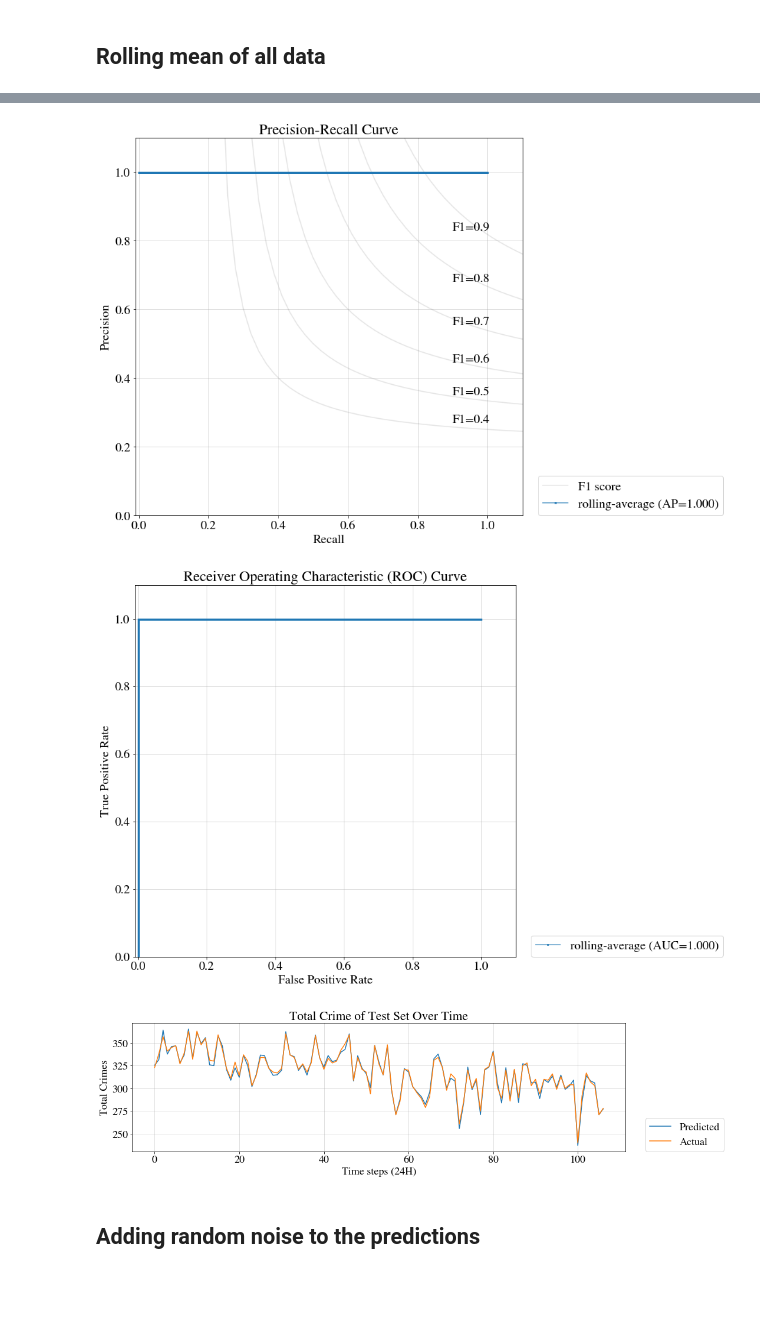
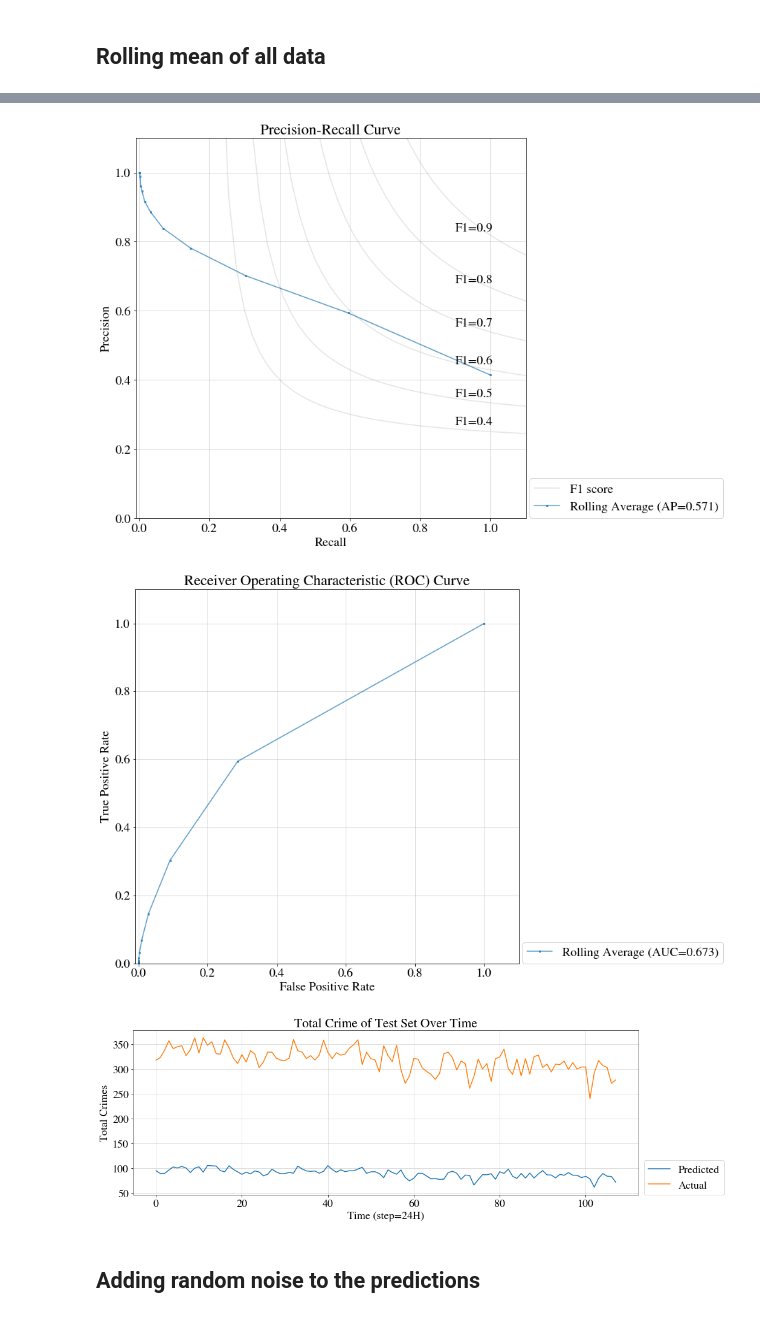
Before and after one commit to bernsblack/masters, a Jupyter notebook: run_baseline_models.ipynb, the cells around one changed output, grey strips where cells are left out. Saved outputs shown, nothing was run; the diff lists cells and outputs as text; code cells hidden in the pictures; blank space fills up the shorter version.

```diff
--- a/run_baseline_models.ipynb
+++ b/run_baseline_models.ipynb
@@ -341,7 +341,7 @@ log.info("=====================================END==============================
 ## Rolling mean of all data
 # %%
 # Create model folder and setup logging for model
-model_name = "rolling-average"  # needs to be created
+model_name = "Rolling Average"  # needs to be created
 conf.model_name = model_name
 model_path = data_path + f"models/{model_name}/"
 conf.model_path = model_path
@@ -389,10 +389,9 @@ tst_y_pred = np.expand_dims(tst_y_pred,axis=1)
 tst_probas_pred = np.expand_dims(tst_probas_pred,axis=1)
 
 
-
-tst_y_pred = tst_y_true[:-1]
-tst_y_true = tst_y_true[1:]
-tst_probas_pred = tst_y_true + np.random.randn(*np.shape(tst_y_true))/10
+# tst_y_pred = tst_y_true[:-1]
+# tst_y_true = tst_y_true[1:]
+# tst_probas_pred = tst_y_pred#tst_y_true + np.random.randn(*np.shape(tst_y_true))/10
 
 save_metrics(y_true=tst_y_true,
              y_pred=tst_y_pred,
@@ -423,3 +422,3 @@ setup - done
-[figure, old version]
+[figure, new version]
-[figure, old version]
+[figure, new version]
-[figure, old version]
+[figure, new version]
```
Also changed, not shown: parts of 10 cells of this notebook, 3 other files.
